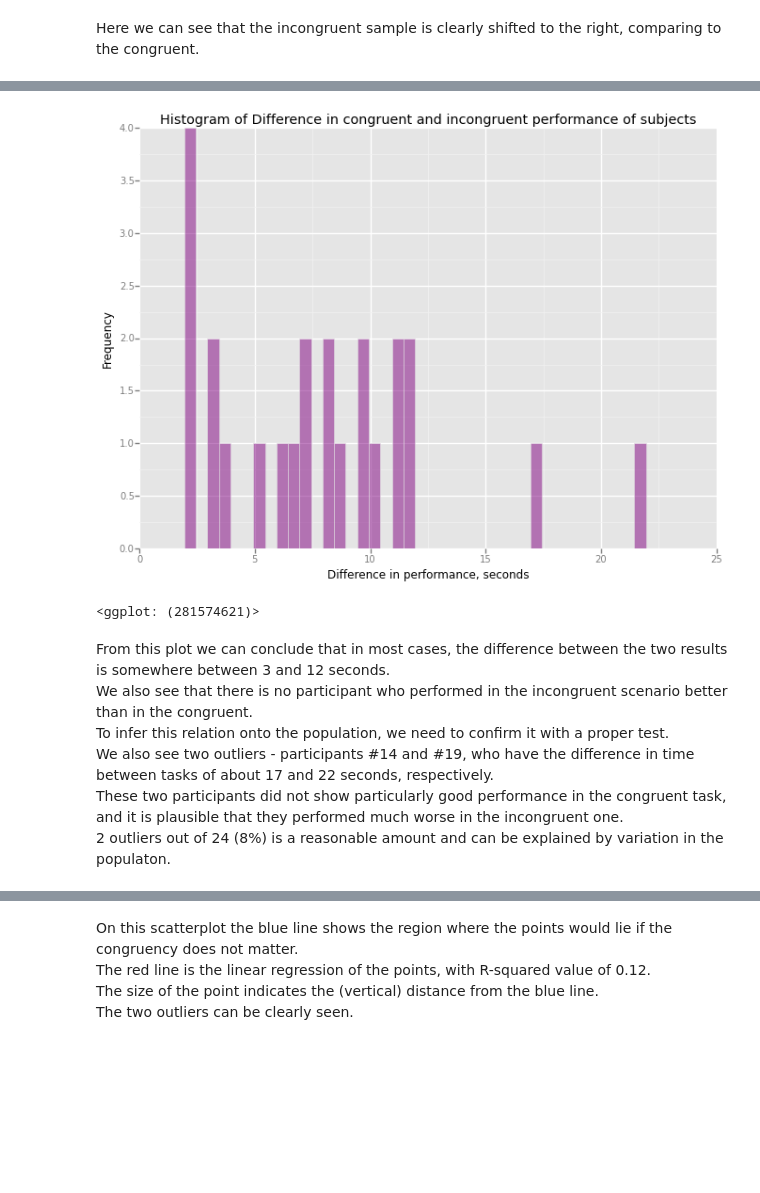
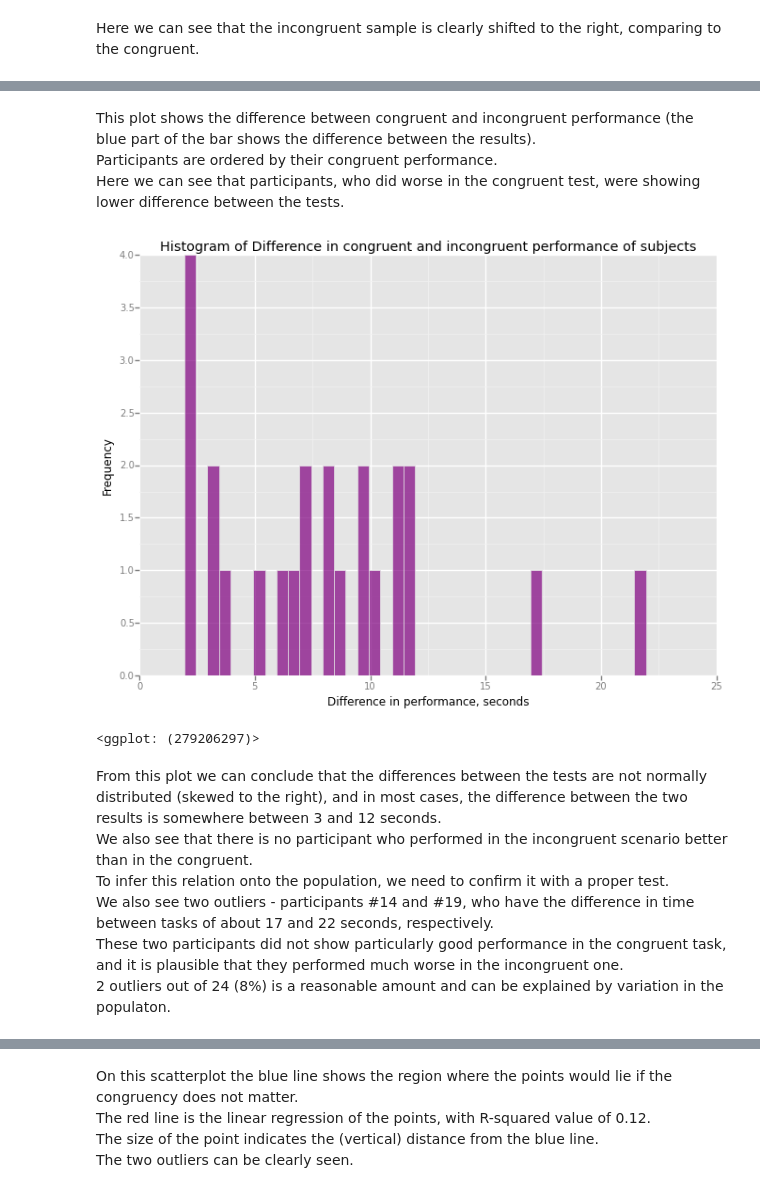
Before and after one commit to smblance/DataAnalystND_Project_1, a Jupyter notebook: Project 1.ipynb, the cells around one changed output, grey strips where cells are left out. Drawn from its saved outputs; the diff is of its cells as text; code cells hidden in the pictures; blank space fills up the shorter version.

```diff
--- a/Project 1.ipynb
+++ b/Project 1.ipynb
@@ -83,2 +85,10 @@ print ggplot(aes(), data = data) \
 # %% [markdown]
 Here we can see that the incongruent sample is clearly shifted to the right, comparing to the congruent.
+# %%
+print ggplot(aes(), data = data.sort('Congruent')) \
+    + geom_bar(aes(data.index,'Incongruent'),stat = 'identity', fill = 'blue') \
+    + geom_bar(aes(data.index,'Congruent'),stat = 'identity', fill = 'red') \
+    + xlim(-2, 25) \
+    + xlab('Participants, ordered by Congruent performace\n\nRed: Congruent, Blue: Incongruent') \
+    + ylab('Performance') \
+    + ggtitle('Congruent and Incongruent performance of the participants')
@@ -85,14 +98,18 @@ Here we can see that the incongruent sample is clearly shifted to the right, com
+# %% [markdown]
+This plot shows the difference between congruent and incongruent performance (the blue part of the bar shows the difference between the results).<br />
+Participants are ordered by their congruent performance.<br />
+Here we can see that participants, who did worse in the congruent test, were showing lower difference between the tests.
 # %%
 print ggplot(aes(0), data = pd.DataFrame(data.Incongruent - data.Congruent)) \
-    + geom_histogram(fill = 'purple', alpha = 0.5, binwidth = 0.5) \
+    + geom_histogram(fill = 'purple', alpha = 0.7, binwidth = 0.5) \
     + xlab('Difference in performance, seconds') \
     + ylab('Frequency') \
     + ggtitle ('Histogram of Difference in congruent and incongruent performance of subjects')
 # %% [output]
-[figure, old version]
+[figure, new version]
-<ggplot: (281574621)>
+<ggplot: (279206297)>
 # %% [markdown]
-From this plot we can conclude that in most cases, the difference between the two results is somewhere between 3 and 12 seconds.<br />
+From this plot we can conclude that the differences between the tests are not normally distributed (skewed to the right), and in most cases, the difference between the two results is somewhere between 3 and 12 seconds.<br />
 We also see that there is no participant who performed in the incongruent scenario better than in the congruent.<br />
 To infer this relation onto the population, we need to confirm it with a proper test.<br />
 We also see two outliers - participants #14 and #19, who have the difference in time between tasks of about 17 and 22 seconds, respectively.<br />
```
Also changed, not shown: parts of 9 cells of this notebook.
